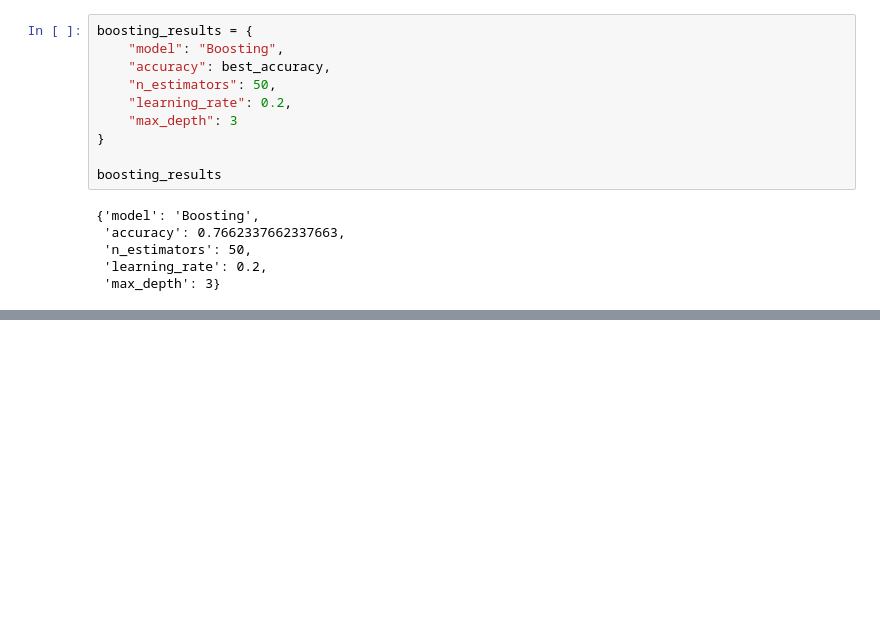
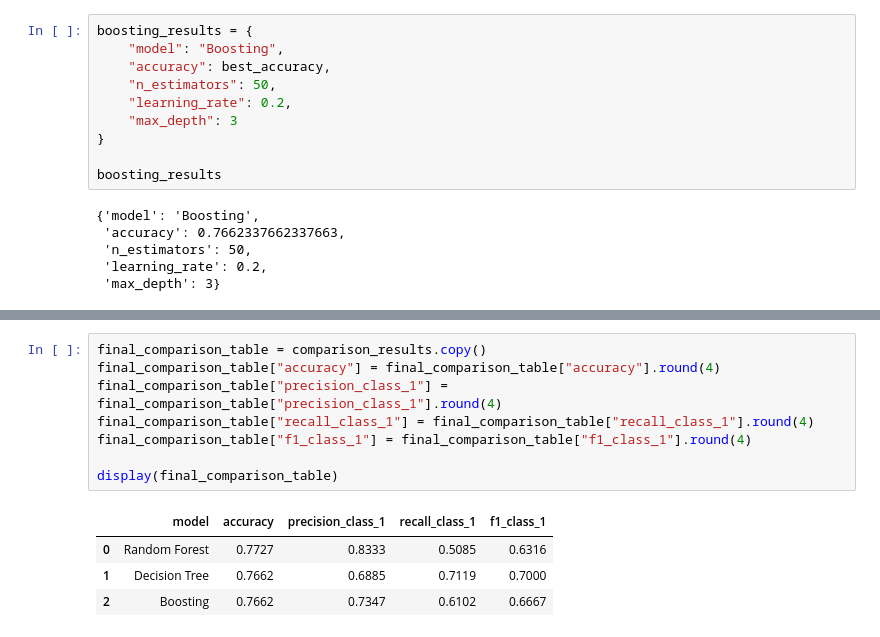
Before and after one commit to 4GeeksAcademy/gondelles-boosting-algorithm-project, a Jupyter notebook: src/boosting_diabetes.ipynb, the cells around one changed output, grey strips where cells are left out. Drawn from its saved outputs; the diff is of its cells as text; blank space fills up the shorter version.

```diff
--- a/src/boosting_diabetes.ipynb
+++ b/src/boosting_diabetes.ipynb
@@ -760,0 +890,13 @@ La decisión final no debería apoyarse solo en el accuracy global, sino tambié
+# %%
+final_comparison_table = comparison_results.copy()
+final_comparison_table["accuracy"] = final_comparison_table["accuracy"].round(4)
+final_comparison_table["precision_class_1"] = final_comparison_table["precision_class_1"].round(4)
+final_comparison_table["recall_class_1"] = final_comparison_table["recall_class_1"].round(4)
+final_comparison_table["f1_class_1"] = final_comparison_table["f1_class_1"].round(4)
+
+display(final_comparison_table)
+# %% [output]
+|  | model | accuracy | precision_class_1 | recall_class_1 | f1_class_1 |
+| 0 | Random Forest | 0.7727 | 0.8333 | 0.5085 | 0.6316 |
+| 1 | Decision Tree | 0.7662 | 0.6885 | 0.7119 | 0.7000 |
+| 2 | Boosting | 0.7662 | 0.7347 | 0.6102 | 0.6667 |
```
Also changed, not shown: parts of 26 cells of this notebook.
